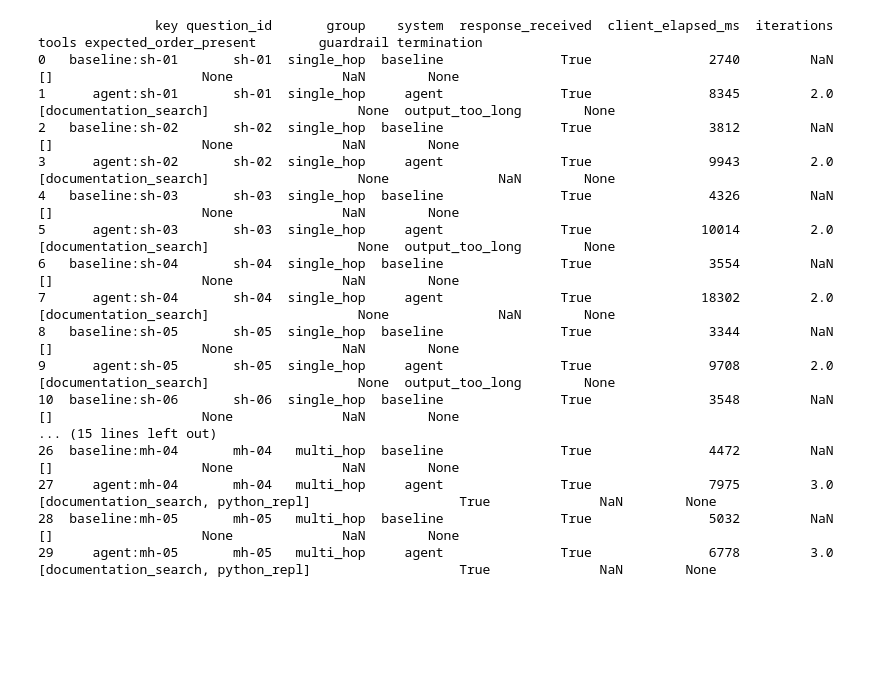
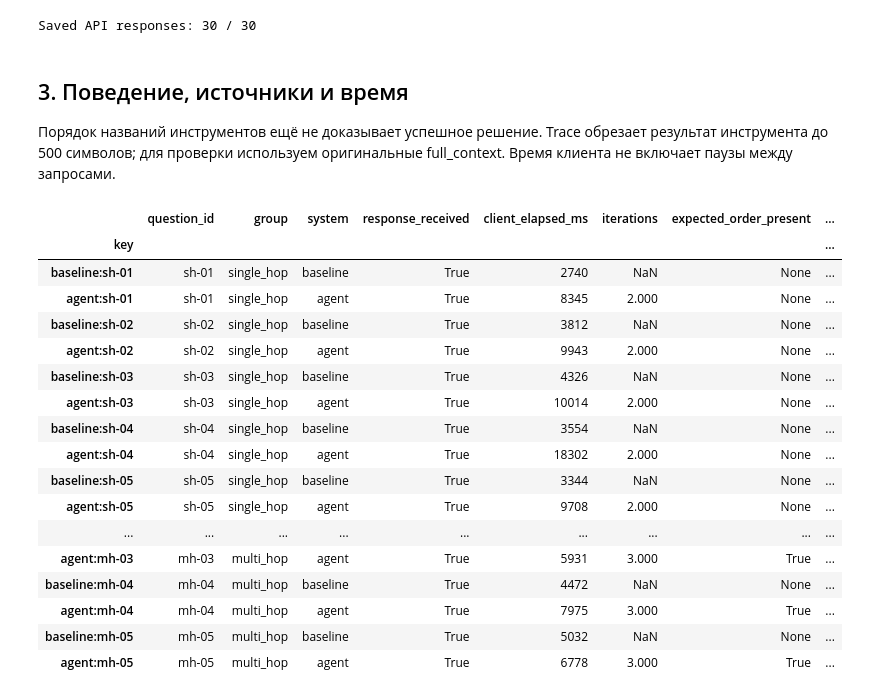
Before and after one commit to Brtwm/sklearn-agent-service, a Jupyter notebook: notebooks/agent_eval.ipynb, the cells around one changed output. Saved outputs shown, nothing was run; the diff lists cells and outputs as text; code cells hidden in the pictures; blank space fills up the shorter version.

```diff
--- a/notebooks/agent_eval.ipynb
+++ b/notebooks/agent_eval.ipynb
@@ -290,6 +313,8 @@ if RESULTS_PATH.exists():
             "The dataset changed. Choose a new RUN_NAME."
         )
 else:
+    if not COLLECT_NEW_RESPONSES:
+        raise FileNotFoundError("Saved responses missing; enable collection for a new run.")
     run = {
         "run_name": RUN_NAME,
         "dataset_version": DATASET_VERSION,
@@ -307,8 +332,6 @@ def save_run() -> None:
     )
 
 
-save_run()
-
 print(f"Results: {RESULTS_PATH}")
 print(f"Previously saved requests: {len(run['results'])}")
 print(f"Local model label: {run['local_model_label']}")
@@ -414,16 +422,0 @@ Saved agent:mh-01
-# %%
-for item in smoke_questions:
-    print(f"\n{'=' * 60}")
-    print(item["question"])
-
-    for system in SYSTEMS:
-        record = run["results"].get(f"{system}:{item['id']}")
-
-        print(f"\n{system}:")
-
-        if not record:
-            print("Not collected")
-        elif record["status"] != "ok":
-            print(record["error_type"])
-        else:
-            print(record["response"]["answer"])
@@ -448,5 +422,0 @@ where **tp** stands for true positives and **fp** stands for false positives [3]
-# %%
-record = run["results"].get("agent:mh-01")
-
-if record and record["status"] == "ok":
-    display(pd.DataFrame(record["response"]["trace"]))
@@ -487,3 +423,15 @@ Collected: 30 / 30
+# %%
+if COLLECT_NEW_RESPONSES:
+    collect_responses(ALL)
+
+received = sum(record["status"] == "ok" for record in run["results"].values())
+print(f"Saved API responses: {received} / {2 * len(ALL)}")
+# %% [output]
+Saved API responses: 30 / 30
+# %% [markdown]
+## 3. Поведение, источники и время
+
+Порядок названий инструментов ещё не доказывает успешное решение. Trace обрезает результат инструмента до 500 символов; для проверки используем оригинальные full_context. Время клиента не включает паузы между запросами.
 # %%
 """Inspect saved responses without calling either system."""
 
@@ -519,51 +467,52 @@ for item in run["questions"]:
         is_agent_multi_hop = (
             system == "agent"
             and item["group"] == "multi_hop"
         )
 
         rows.append({
             "key": key,
             "question_id": item["id"],
             "group": item["group"],
             "system": system,
             "response_received": received,
             "client_elapsed_ms": record.get("client_elapsed_ms"),
             "iterations": data.get("iterations"),
             "tools": tools,
             "expected_order_present": (
                 received
                 and contains_sequence(
                     tools,
                     item["expected_tool_sequence"],
                 )
                 if is_agent_multi_hop
                 else None
             ),
             "guardrail": data.get("guardrail_triggered"),
             "termination": data.get("termination_reason"),
         })
 
 results_df = pd.DataFrame(rows)
 
-display(results_df)
+display(results_df.drop(columns="tools").set_index("key"))
 # %% [output]
-               key question_id       group    system  response_received  client_elapsed_ms  iterations                                tools expected_order_present        guardrail termination
-0   baseline:sh-01       sh-01  single_hop  baseline               True               2740         NaN                                   []                   None              NaN        None
-1      agent:sh-01       sh-01  single_hop     agent               True               8345         2.0               [documentation_search]                   None  output_too_long        None
-2   baseline:sh-02       sh-02  single_hop  baseline               True               3812         NaN                                   []                   None              NaN        None
-3      agent:sh-02       sh-02  single_hop     agent               True               9943         2.0               [documentation_search]                   None              NaN        None
-4   baseline:sh-03       sh-03  single_hop  baseline               True               4326         NaN                                   []                   None              NaN        None
-5      agent:sh-03       sh-03  single_hop     agent               True              10014         2.0               [documentation_search]                   None  output_too_long        None
-6   baseline:sh-04       sh-04  single_hop  baseline               True               3554         NaN                                   []                   None              NaN        None
-7      agent:sh-04       sh-04  single_hop     agent               True              18302         2.0               [documentation_search]                   None              NaN        None
-8   baseline:sh-05       sh-05  single_hop  baseline               True               3344         NaN                                   []                   None              NaN        None
-9      agent:sh-05       sh-05  single_hop     agent               True               9708         2.0               [documentation_search]                   None  output_too_long        None
-10  baseline:sh-06       sh-06  single_hop  baseline               True               3548         NaN                                   []                   None              NaN        None
-... (15 lines left out)
-26  baseline:mh-04       mh-04   multi_hop  baseline               True               4472         NaN                                   []                   None              NaN        None
-27     agent:mh-04       mh-04   multi_hop     agent               True               7975         3.0  [documentation_search, python_repl]                   True              NaN        None
-28  baseline:mh-05       mh-05   multi_hop  baseline               True               5032         NaN                                   []                   None              NaN        None
-29     agent:mh-05       mh-05   multi_hop     agent               True               6778         3.0  [documentation_search, python_repl]                   True              NaN        None
+|  | question_id | group | system | response_received | client_elapsed_ms | iterations | expected_order_present | ... |
+| key |  |  |  |  |  |  |  | ... |
+| baseline:sh-01 | sh-01 | single_hop | baseline | True | 2740 | NaN | None | ... |
+| agent:sh-01 | sh-01 | single_hop | agent | True | 8345 | 2.000 | None | ... |
+| baseline:sh-02 | sh-02 | single_hop | baseline | True | 3812 | NaN | None | ... |
+| agent:sh-02 | sh-02 | single_hop | agent | True | 9943 | 2.000 | None | ... |
+| baseline:sh-03 | sh-03 | single_hop | baseline | True | 4326 | NaN | None | ... |
+| agent:sh-03 | sh-03 | single_hop | agent | True | 10014 | 2.000 | None | ... |
+| baseline:sh-04 | sh-04 | single_hop | baseline | True | 3554 | NaN | None | ... |
+| agent:sh-04 | sh-04 | single_hop | agent | True | 18302 | 2.000 | None | ... |
+| baseline:sh-05 | sh-05 | single_hop | baseline | True | 3344 | NaN | None | ... |
+| agent:sh-05 | sh-05 | single_hop | agent | True | 9708 | 2.000 | None | ... |
+| ... | ... | ... | ... | ... | ... | ... | ... | ... |
+| agent:mh-03 | mh-03 | multi_hop | agent | True | 5931 | 3.000 | True | ... |
+| baseline:mh-04 | mh-04 | multi_hop | baseline | True | 4472 | NaN | None | ... |
+| agent:mh-04 | mh-04 | multi_hop | agent | True | 7975 | 3.000 | True | ... |
+| baseline:mh-05 | mh-05 | multi_hop | baseline | True | 5032 | NaN | None | ... |
+| agent:mh-05 | mh-05 | multi_hop | agent | True | 6778 | 3.000 | True | ... |
 # %%
 """Display one question with references, answers and agent trace."""
 
```
Also changed, not shown: parts of 23 cells of this notebook, 13 other files.
